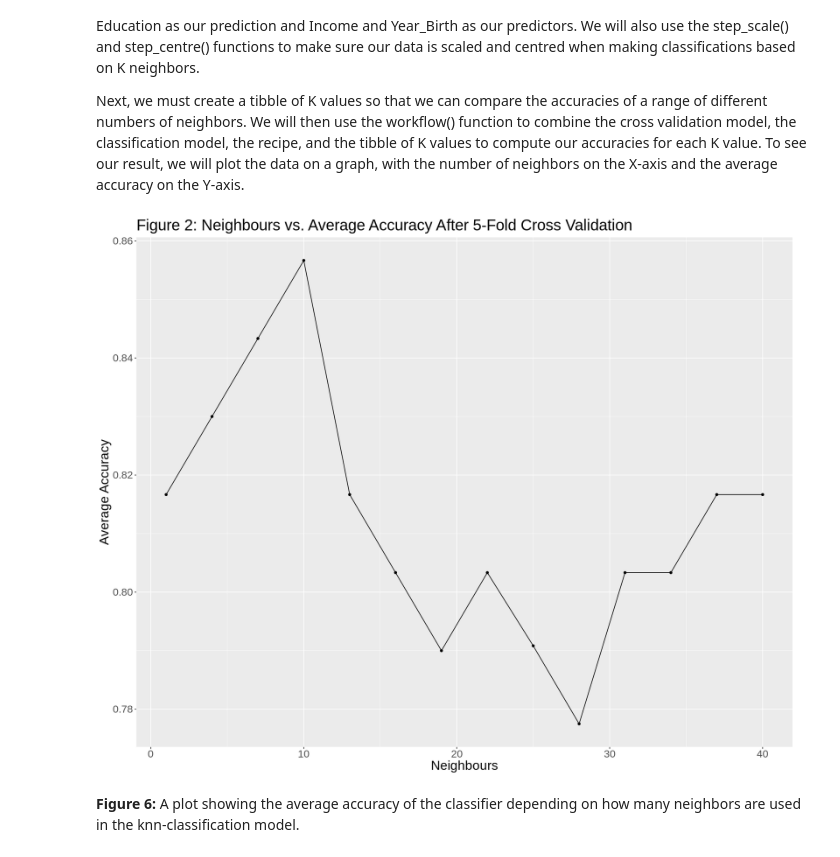
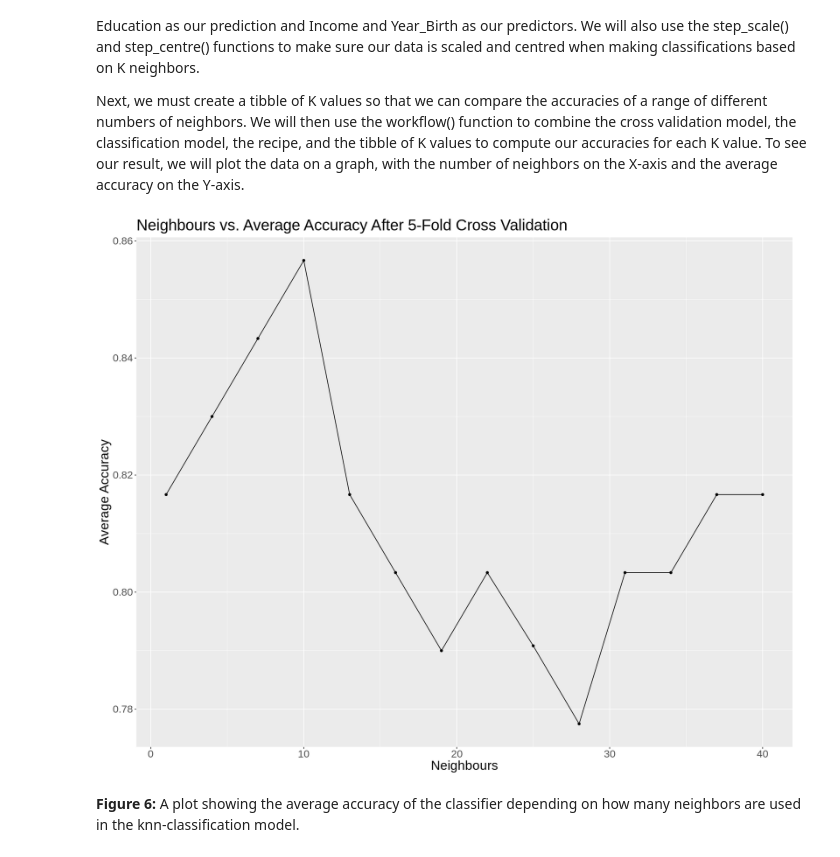
Before and after one commit to jansm04/toy_ds_project, a Jupyter notebook: MarketingCampaign.ipynb, the cells around one changed output. Cells and saved outputs as stored; diff of their text form; code cells hidden in the pictures.

```diff
--- a/MarketingCampaign.ipynb
+++ b/MarketingCampaign.ipynb
@@ -198,35 +216,35 @@ marketing_vfold <- vfold_cv(data = marketing_data_train, v = 5, strata = Educati
 # specify model
 knn_spec <- nearest_neighbor(weight_func = "rectangular", neighbors = tune()) |>
   set_engine("kknn") |>
   set_mode("classification")
 
 # build recipe
 marketing_recipe <- recipe(Education ~ Income + Year_Birth, data = marketing_data_train) |>
   step_scale(all_predictors()) |>
   step_center(all_predictors())
 
 # create a column of K values
 k_vals <- tibble(neighbors = seq(from = 1, to = 40, by = 3))
 
 # compute the accuracies of each K value
 accuracies <- workflow() |>
   add_recipe(marketing_recipe) |>
   add_model(knn_spec) |>
   tune_grid(resamples = marketing_vfold, grid = k_vals) |>
   collect_metrics() |>
   filter(.metric == "accuracy")
 
 # observe neighbors vs accuracy plot
 accuracies_plot <- accuracies |>
   ggplot(aes(x = neighbors, y = mean)) +
   geom_point() +
   geom_line() +
   labs(x = "Neighbours", y = "Average Accuracy") +
-  ggtitle("Figure 2: Neighbours vs. Average Accuracy After 5-Fold Cross Validation") +
+  ggtitle("Neighbours vs. Average Accuracy After 5-Fold Cross Validation") +
   theme(text = element_text(size = 20))
 accuracies_plot
 # %% [output]
-[figure, old version]
+[figure, new version]
 # %% [markdown]
 **Figure 6:** A plot showing the average accuracy of the classifier depending on how many neighbors are used in the knn-classification model.
 # %% [markdown]
```
Also changed, not shown: parts of 5 cells of this notebook.
